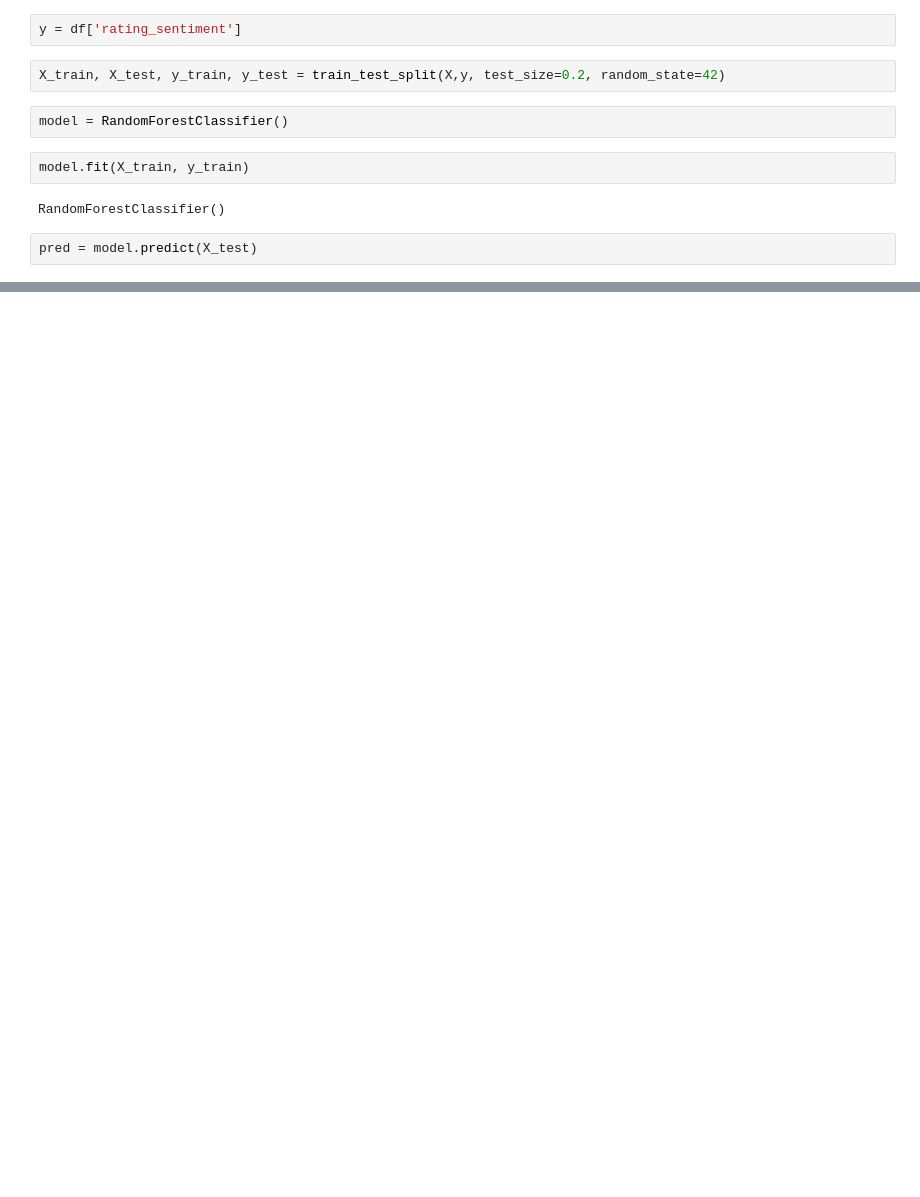
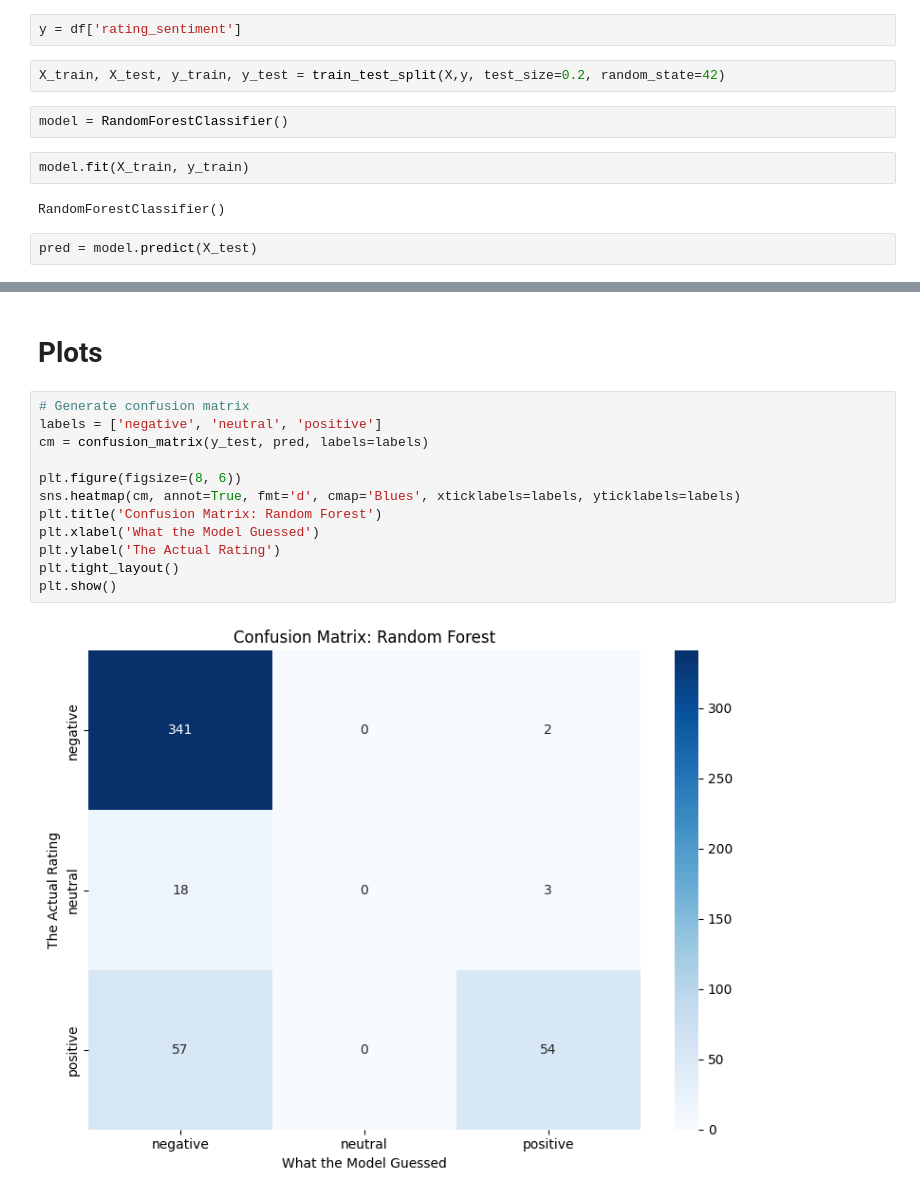
Before and after one commit to AngPappasATH/Steam-reviews-Sentimental-and-ML-Analysis, a Jupyter notebook: machine_learning/ml_titles_reviews.ipynb, the cells around one changed output, grey strips where cells are left out. Drawn from its saved outputs; the diff is of its cells as text; blank space fills up the shorter version.

Commit message:
Added Plots

```diff
--- a/machine_learning/ml_titles_reviews.ipynb
+++ b/machine_learning/ml_titles_reviews.ipynb
@@ -112,0 +117,16 @@ weighted avg       0.80      0.83      0.79       475
+# %% [markdown]
+# Plots
+# %%
+# Generate confusion matrix
+labels = ['negative', 'neutral', 'positive']
+cm = confusion_matrix(y_test, pred, labels=labels)
+
+plt.figure(figsize=(8, 6))
+sns.heatmap(cm, annot=True, fmt='d', cmap='Blues', xticklabels=labels, yticklabels=labels)
+plt.title('Confusion Matrix: Random Forest')
+plt.xlabel('What the Model Guessed')
+plt.ylabel('The Actual Rating')
+plt.tight_layout()
+plt.show()
+# %% [output]
+[figure, added]
```
Also changed, not shown: parts of 6 cells of this notebook, 5 other files.
